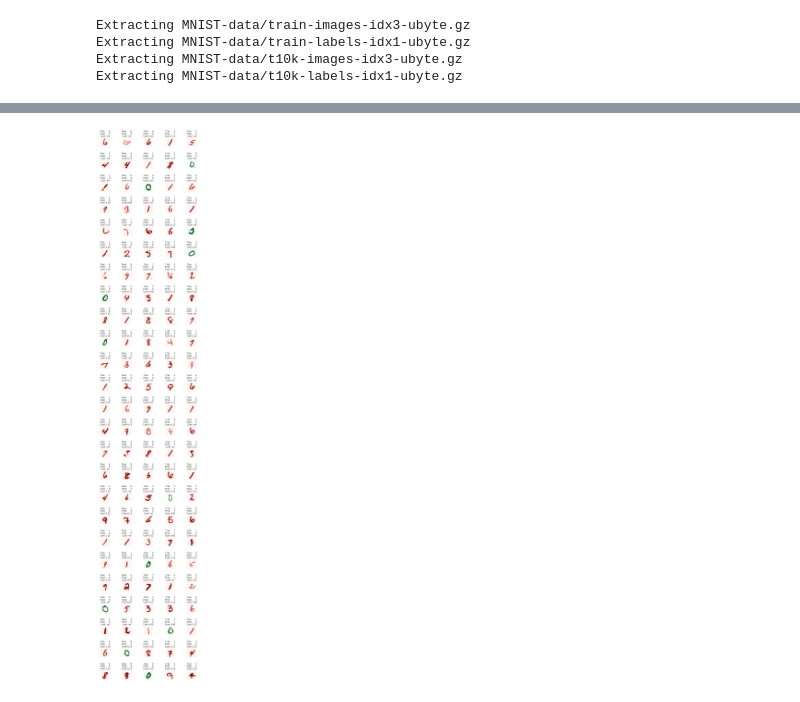
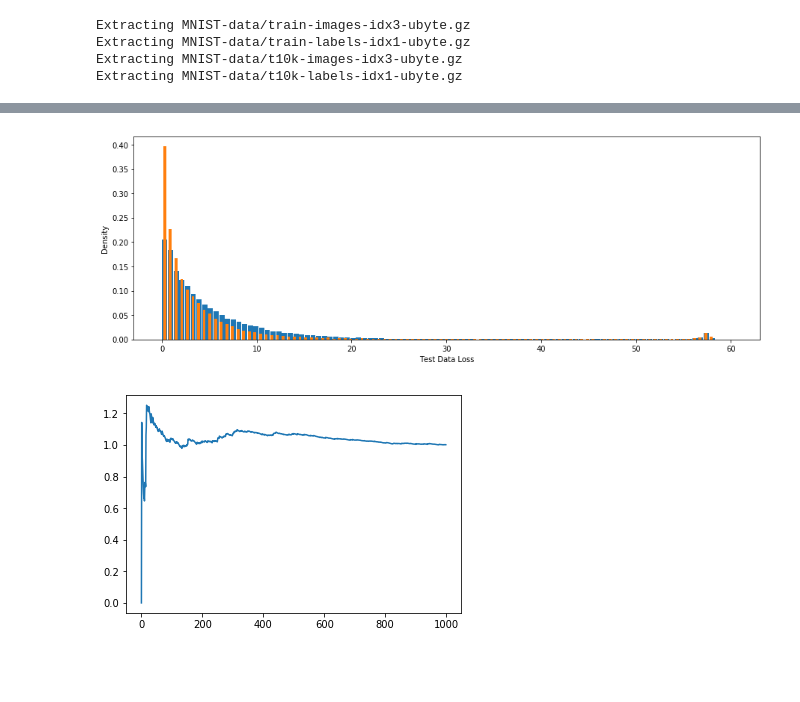
Before and after one commit to racersmith/active-learner, a Jupyter notebook: active_learner.ipynb, the cells around one changed output, grey strips where cells are left out. Cells and saved outputs as stored; diff of their text form; code cells hidden in the pictures; blank space fills up the shorter version.

```diff
--- a/active_learner.ipynb
+++ b/active_learner.ipynb
@@ -402,4 +439,20 @@ plt.show()
-# %%
-show_predictions(al.dataset_x, al.dataset_y, al.dataset_l)
-# %% [output]
-[figure, removed]
+# %%
+plt.figure(figsize=(15,5))
+plt.hist(np.reshape(log_data['og'], -1), bins=100, density=True, rwidth=0.9)
+plt.hist(np.reshape(log_data['al'], -1), bins=100, density=True, rwidth=0.5)
+plt.xlabel('Test Data Loss')
+plt.ylabel('Density')
+plt.show()
+# %% [output]
+[figure, added]
+# %%
+import numpy as np
+import matplotlib.pyplot as plt
+
+
+
+v = running_std(np.random.normal(0, 1, 1000))
+plt.plot(v)
+plt.show()
+# %% [output]
+[figure, added]
```
Also changed, not shown: parts of 15 cells of this notebook.
